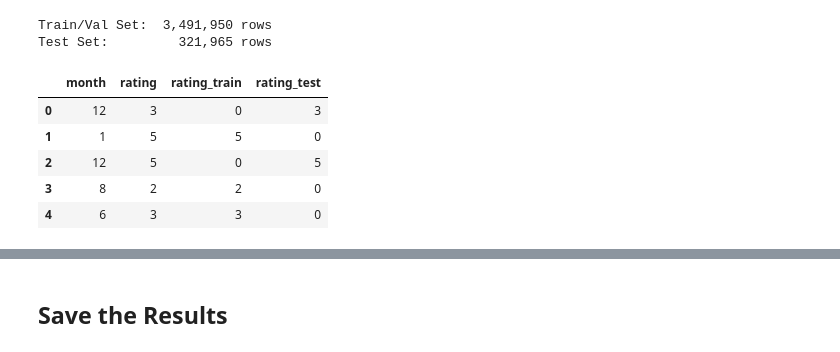
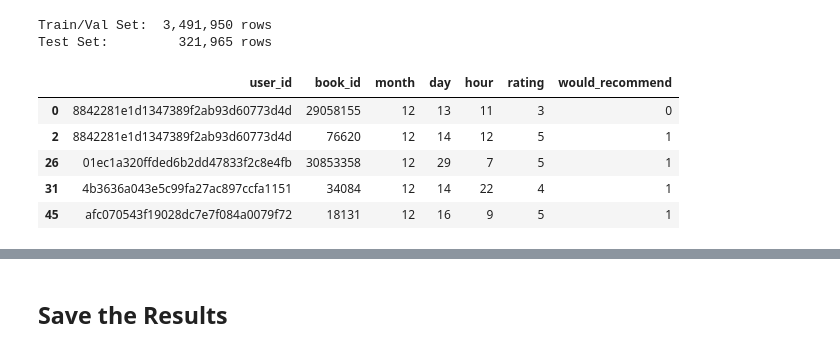
Before and after one commit to superkostya/book_reading_propensity, a Jupyter notebook: step_3_create_train_val_test_sets.ipynb, the cells around one changed output, grey strips where cells are left out. Drawn from its saved outputs; the diff is of its cells as text; code cells hidden in the pictures.

```diff
--- a/step_3_create_train_val_test_sets.ipynb
+++ b/step_3_create_train_val_test_sets.ipynb
@@ -111,18 +102,12 @@ print(f'Test Set:      {df_test.shape[0]:>10,d} rows')
 # %% [output]
 Train/Val Set:  3,491,950 rows
 Test Set:         321,965 rows
-# %%
-df['rating_train'] = 0
-df.loc[df['month'] < 12, 'rating_train'] = df['rating']
-
-df['rating_test'] = 0
-df.loc[df['month'] == 12, 'rating_test'] = df['rating']
-
-df[['month', 'rating', 'rating_train', 'rating_test']].head()
-# %% [output]
-|  | month | rating | rating_train | rating_test |
-| 0 | 12 | 3 | 0 | 3 |
-| 1 | 1 | 5 | 5 | 0 |
-| 2 | 12 | 5 | 0 | 5 |
-| 3 | 8 | 2 | 2 | 0 |
-| 4 | 6 | 3 | 3 | 0 |
+# %%
+df_test.head()
+# %% [output]
+|  | user_id | book_id | month | day | hour | rating | would_recommend |
+| 0 | 8842281e1d1347389f2ab93d60773d4d | 29058155 | 12 | 13 | 11 | 3 | 0 |
+| 2 | 8842281e1d1347389f2ab93d60773d4d | 76620 | 12 | 14 | 12 | 5 | 1 |
+| 26 | 01ec1a320ffded6b2dd47833f2c8e4fb | 30853358 | 12 | 29 | 7 | 5 | 1 |
+| 31 | 4b3636a043e5c99fa27ac897ccfa1151 | 34084 | 12 | 14 | 22 | 4 | 1 |
+| 45 | afc070543f19028dc7e7f084a0079f72 | 18131 | 12 | 16 | 9 | 5 | 1 |
```
Also changed, not shown: parts of 8 cells of this notebook.
